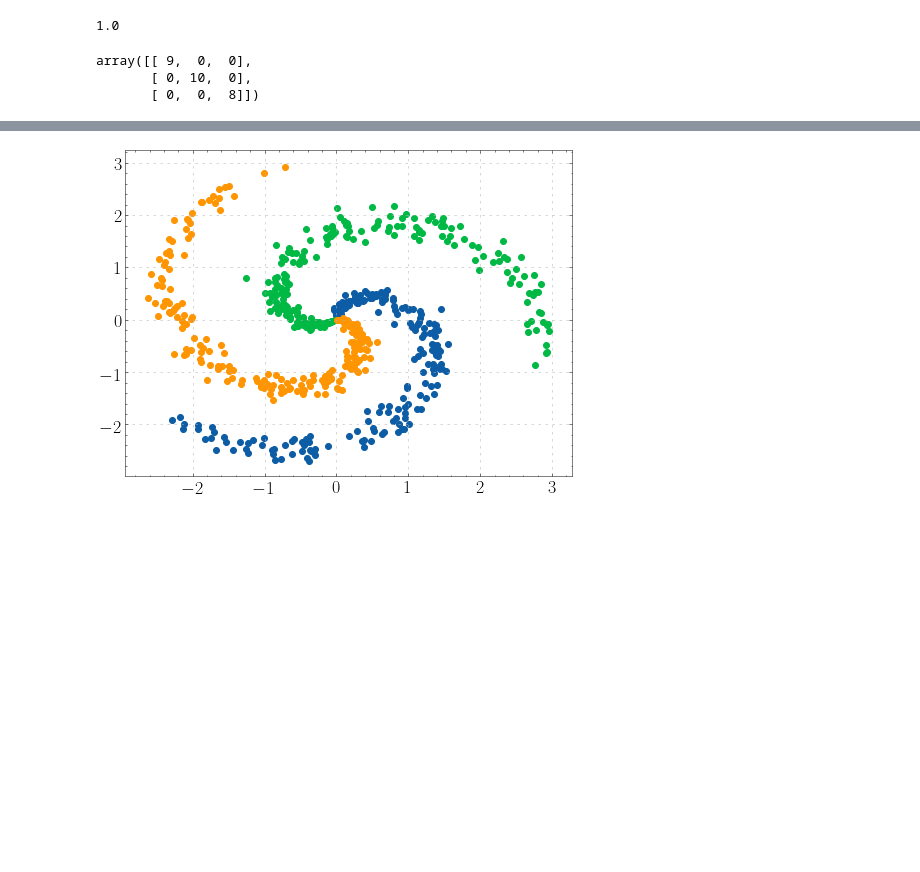
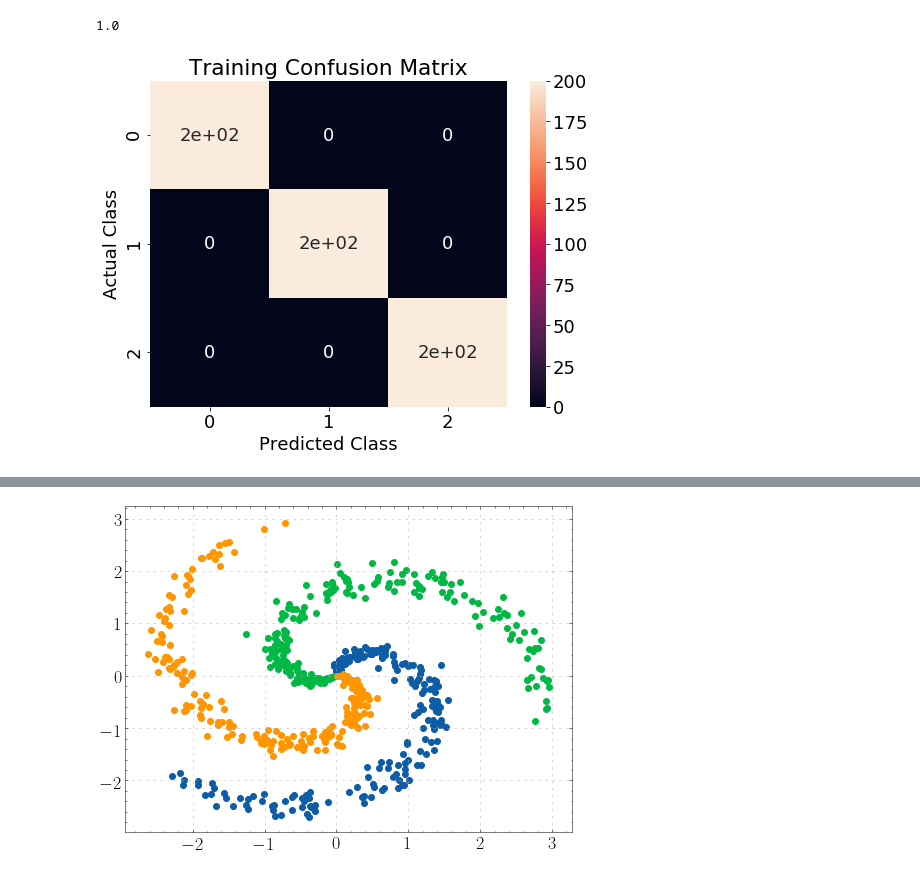
Before and after one commit to sowmyamanojna/CS5691-PRML-Assignments, a Jupyter notebook: assignment2/codes/Assignment2.ipynb, the cells around one changed output, grey strips where cells are left out. Drawn from its saved outputs; the diff is of its cells as text; code cells hidden in the pictures; blank space fills up the shorter version.

```diff
--- a/assignment2/codes/Assignment2.ipynb
+++ b/assignment2/codes/Assignment2.ipynb
@@ -281,6 +214,0 @@ pd.DataFrame(class_2_param).to_csv("DS2_class2.csv")
-# %%
-#likelihood with interation
-for i in range(len(q)):
-    l = class_0_param[i][3]
-    plt.plot(l)
-    plt.show()
@@ -321,4 +215,2 @@ len(class_0_param)
 # %%
 parameters = [class_0_param,class_1_param, class_2_param]
-# %%
-featvec_length = sep_train.feat_length
@@ -824,10 +715,12 @@ acc_test
 # %% [output]
 1.0
 # %%
+Q=3
+d=2
 YPredTrain = []
 for i in range(len(X_train)):
     lst = []
-    for j in range(featvec_length+1):
+    for j in range(3):
         lst.append(likelihood(X_train.iloc[i],parameters[j][Q][0],parameters[j][Q][1],parameters[j][Q][2]))
     YPredTrain.append(lst.index(max(lst)))
 # %%
@@ -860,3 +751,14 @@ ac_train = accuracy.Confusion_matrix(YPredTrain,Y_train)
+# %%
+conf_mat = confusion_matrix(YPredTrain,Y_train)
+plt.figure()
+sns.heatmap(conf_mat, annot=True)
+plt.title("Training Confusion Matrix")
+plt.xlabel("Predicted Class")
+plt.ylabel("Actual Class")
+plt.savefig("conf_train1b.png")
+plt.show()
+# %% [output]
+[figure, added]
 # %%
 conf_Train = ac_train.get_matrix()
 # %%
@@ -865,9 +767,3 @@ pd.DataFrame(conf_Train).to_csv("conf_train_1b.csv")
 ac_test = accuracy.Confusion_matrix(YPredTest,y_test)
 conf_Test = ac_test.get_matrix()
 pd.DataFrame(conf_Train).to_csv("conf_test_1b.csv")
-# %%
-conf_Test
-# %% [output]
-array([[ 9,  0,  0],
-       [ 0, 10,  0],
-       [ 0,  0,  8]])
```
Also changed, not shown: parts of 35 cells of this notebook, 12 other files.
